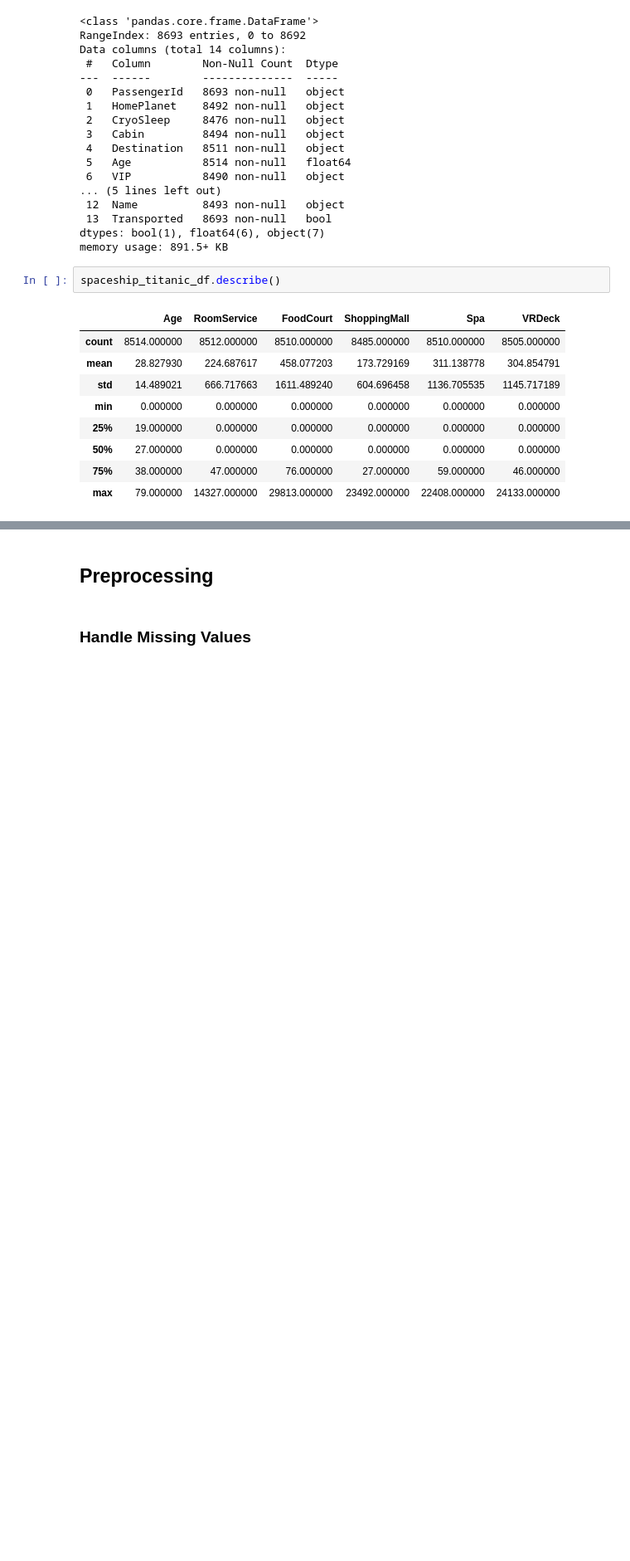
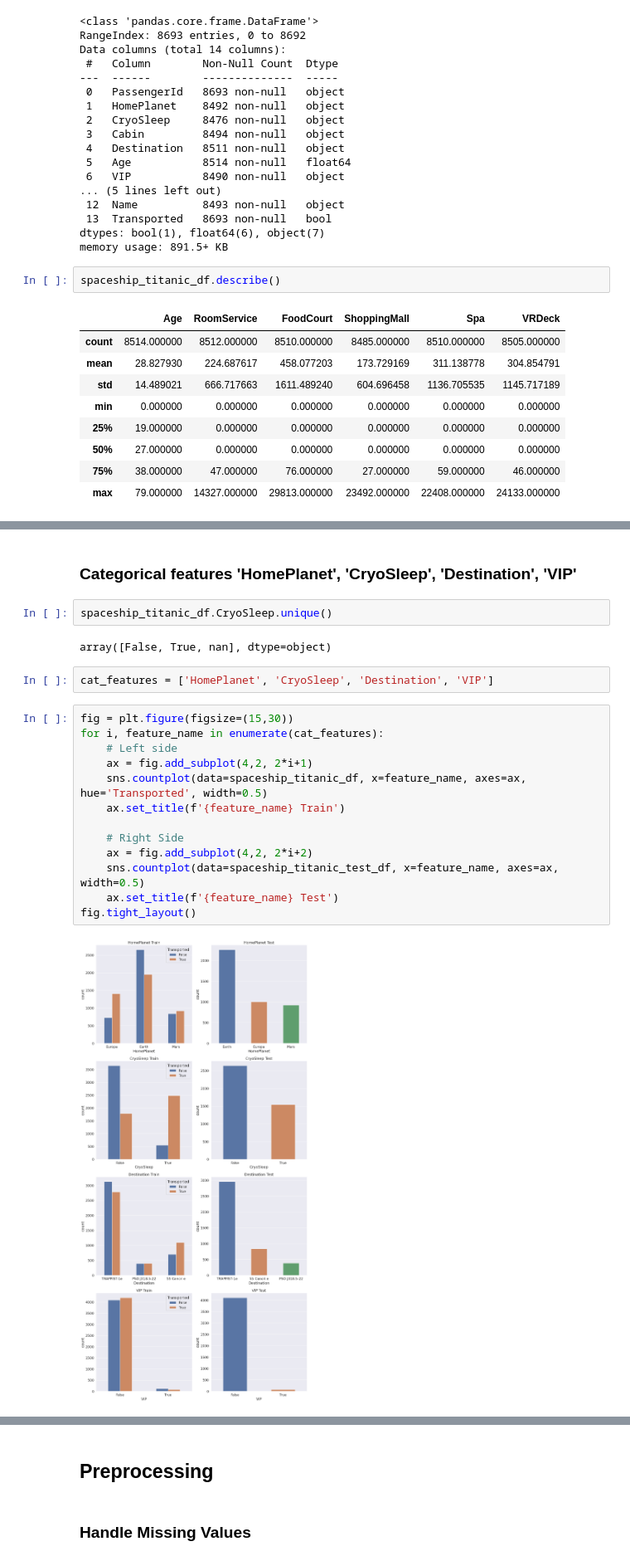
Before and after one commit to vivekpatel99/Spaceship-Titanic-using-ML-ANN, a Jupyter notebook: spaceship-titanic-using-ML-ANN.ipynb, the cells around one changed output, grey strips where cells are left out. Shown at 83% size. Cells and saved outputs as stored; diff of their text form; blank space fills up the shorter version.

```diff
--- a/spaceship-titanic-using-ML-ANN.ipynb
+++ b/spaceship-titanic-using-ML-ANN.ipynb
@@ -96,0 +212,23 @@ spaceship_titanic_df.describe()
+# %% [markdown]
+### Categorical features 'HomePlanet', 'CryoSleep', 'Destination', 'VIP'
+# %%
+spaceship_titanic_df.CryoSleep.unique()
+# %% [output]
+array([False, True, nan], dtype=object)
+# %%
+cat_features = ['HomePlanet', 'CryoSleep', 'Destination', 'VIP']
+# %%
+fig = plt.figure(figsize=(15,30))
+for i, feature_name in enumerate(cat_features):
+    # Left side
+    ax = fig.add_subplot(4,2, 2*i+1)
+    sns.countplot(data=spaceship_titanic_df, x=feature_name, axes=ax, hue='Transported', width=0.5)
+    ax.set_title(f'{feature_name} Train')
+
+    # Right Side
+    ax = fig.add_subplot(4,2, 2*i+2)
+    sns.countplot(data=spaceship_titanic_test_df, x=feature_name, axes=ax, width=0.5)
+    ax.set_title(f'{feature_name} Test')
+fig.tight_layout()
+# %% [output]
+[figure, added]
```
Also changed, not shown: parts of 34 cells of this notebook, 1 other file.
